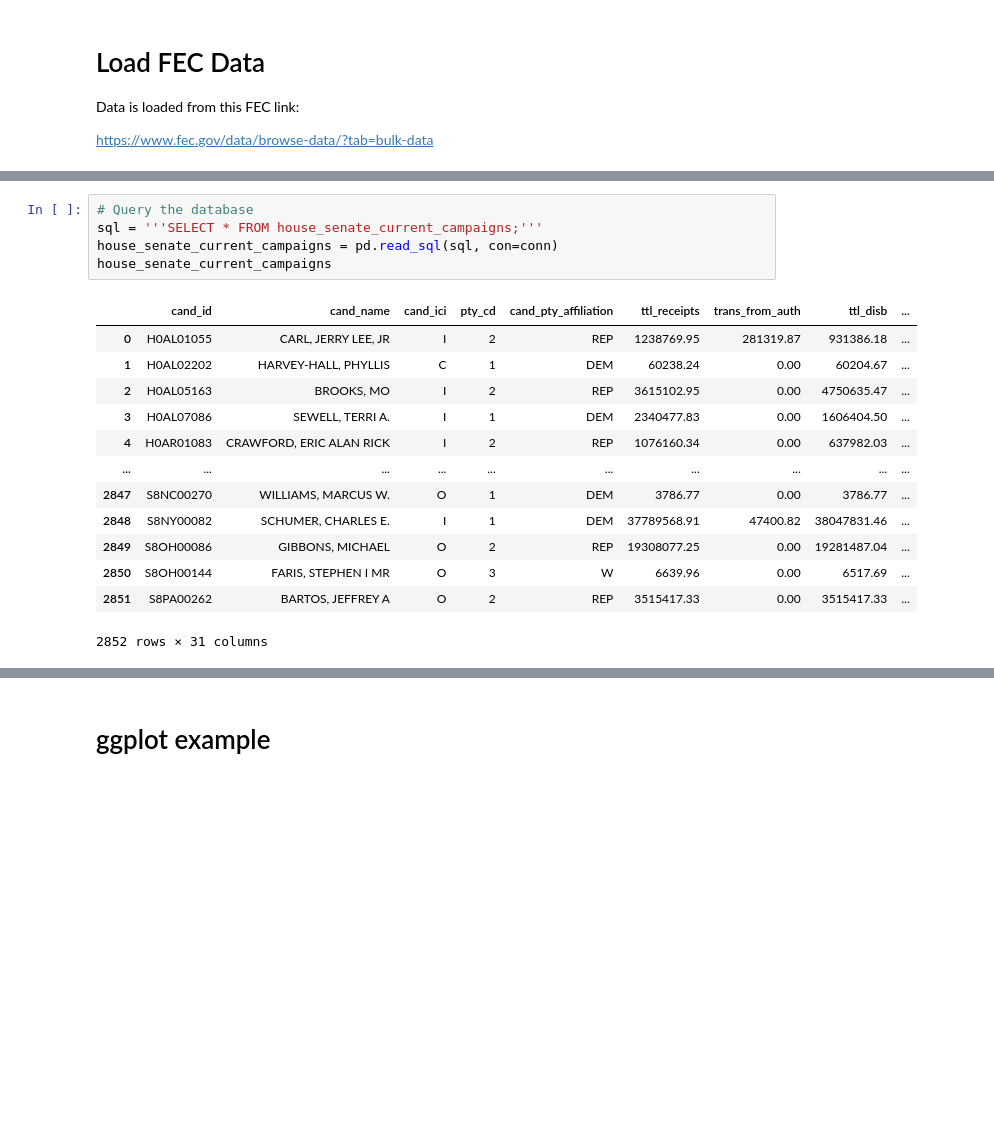
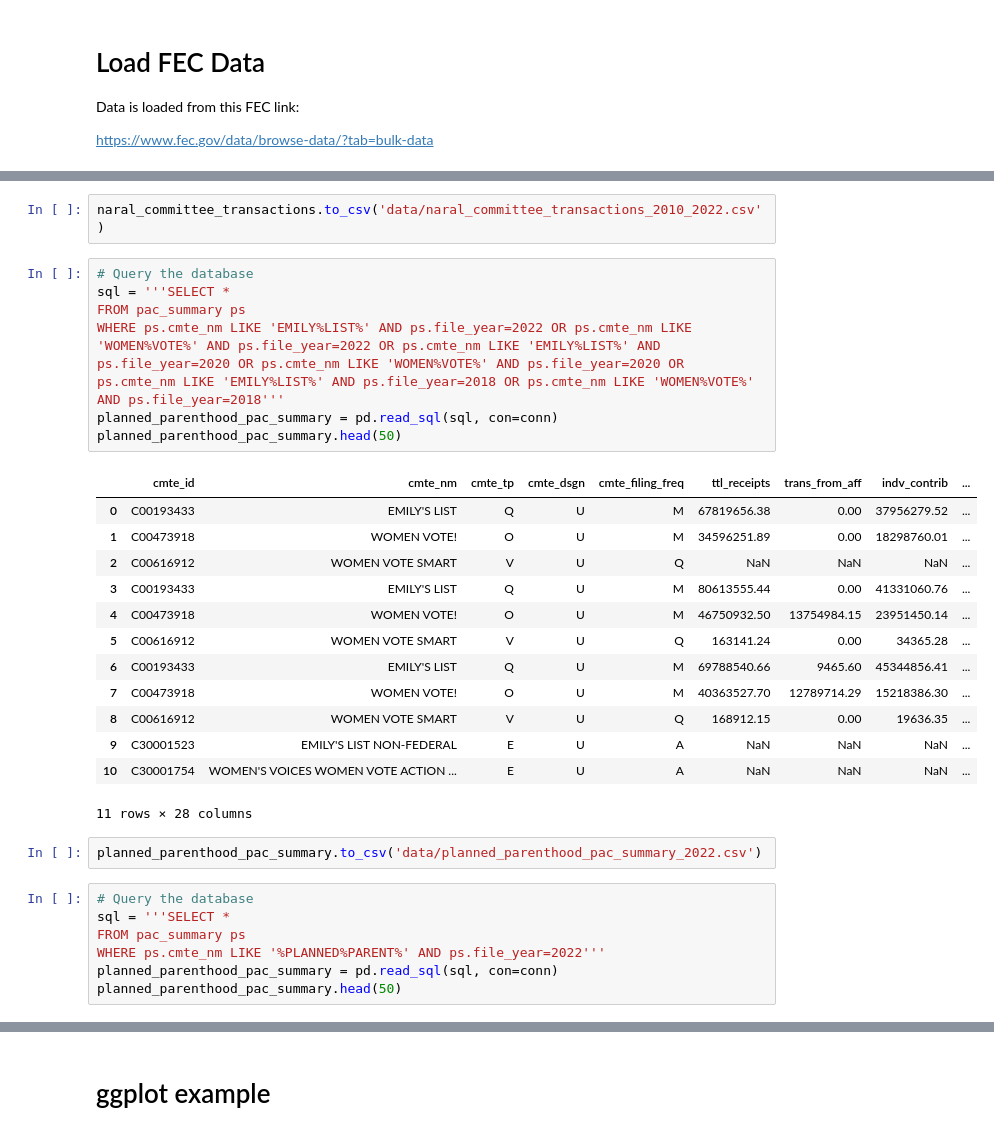
Before and after one commit to laurabejder/fec-exploratory, a Jupyter notebook: database.ipynb, the cells around one changed output, grey strips where cells are left out. Saved outputs shown, nothing was run; the diff lists cells and outputs as text; blank space fills up the shorter version.

Commit message:
data analysis

```diff
--- a/database.ipynb
+++ b/database.ipynb
@@ -62,19 +87,32 @@ for table in cursor.fetchall():
+# %%
+naral_committee_transactions.to_csv('data/naral_committee_transactions_2010_2022.csv')
+# %%
+# Query the database
+sql = '''SELECT *
+FROM pac_summary ps
+WHERE ps.cmte_nm LIKE 'EMILY%LIST%' AND ps.file_year=2022 OR ps.cmte_nm LIKE 'WOMEN%VOTE%' AND ps.file_year=2022 OR ps.cmte_nm LIKE 'EMILY%LIST%' AND ps.file_year=2020 OR ps.cmte_nm LIKE 'WOMEN%VOTE%' AND ps.file_year=2020 OR ps.cmte_nm LIKE 'EMILY%LIST%' AND ps.file_year=2018 OR ps.cmte_nm LIKE 'WOMEN%VOTE%' AND ps.file_year=2018'''
+planned_parenthood_pac_summary = pd.read_sql(sql, con=conn)
+planned_parenthood_pac_summary.head(50)
+# %% [output]
+|  | cmte_id | cmte_nm | cmte_tp | cmte_dsgn | cmte_filing_freq | ttl_receipts | trans_from_aff | indv_contrib | ... |
+| 0 | C00193433 | EMILY'S LIST | Q | U | M | 67819656.38 | 0.00 | 37956279.52 | ... |
+| 1 | C00473918 | WOMEN VOTE! | O | U | M | 34596251.89 | 0.00 | 18298760.01 | ... |
+| 2 | C00616912 | WOMEN VOTE SMART | V | U | Q | NaN | NaN | NaN | ... |
+| 3 | C00193433 | EMILY'S LIST | Q | U | M | 80613555.44 | 0.00 | 41331060.76 | ... |
+| 4 | C00473918 | WOMEN VOTE! | O | U | M | 46750932.50 | 13754984.15 | 23951450.14 | ... |
+| 5 | C00616912 | WOMEN VOTE SMART | V | U | Q | 163141.24 | 0.00 | 34365.28 | ... |
+| 6 | C00193433 | EMILY'S LIST | Q | U | M | 69788540.66 | 9465.60 | 45344856.41 | ... |
+| 7 | C00473918 | WOMEN VOTE! | O | U | M | 40363527.70 | 12789714.29 | 15218386.30 | ... |
+| 8 | C00616912 | WOMEN VOTE SMART | V | U | Q | 168912.15 | 0.00 | 19636.35 | ... |
+| 9 | C30001523 | EMILY'S LIST NON-FEDERAL | E | U | A | NaN | NaN | NaN | ... |
+| 10 | C30001754 | WOMEN'S VOICES WOMEN VOTE ACTION ... | E | U | A | NaN | NaN | NaN | ... |
+11 rows × 28 columns
+# %%
+planned_parenthood_pac_summary.to_csv('data/planned_parenthood_pac_summary_2022.csv')
 # %%
 # Query the database
-sql = '''SELECT * FROM house_senate_current_campaigns;'''
-house_senate_current_campaigns = pd.read_sql(sql, con=conn)
-house_senate_current_campaigns
+sql = '''SELECT *
+FROM pac_summary ps
+WHERE ps.cmte_nm LIKE '%PLANNED%PARENT%' AND ps.file_year=2022'''
+planned_parenthood_pac_summary = pd.read_sql(sql, con=conn)
+planned_parenthood_pac_summary.head(50)
-# %% [output]
-|  | cand_id | cand_name | cand_ici | pty_cd | cand_pty_affiliation | ttl_receipts | trans_from_auth | ttl_disb | ... |
-| 0 | H0AL01055 | CARL, JERRY LEE, JR | I | 2 | REP | 1238769.95 | 281319.87 | 931386.18 | ... |
-| 1 | H0AL02202 | HARVEY-HALL, PHYLLIS | C | 1 | DEM | 60238.24 | 0.00 | 60204.67 | ... |
-| 2 | H0AL05163 | BROOKS, MO | I | 2 | REP | 3615102.95 | 0.00 | 4750635.47 | ... |
-| 3 | H0AL07086 | SEWELL, TERRI A. | I | 1 | DEM | 2340477.83 | 0.00 | 1606404.50 | ... |
-| 4 | H0AR01083 | CRAWFORD, ERIC ALAN RICK | I | 2 | REP | 1076160.34 | 0.00 | 637982.03 | ... |
-| ... | ... | ... | ... | ... | ... | ... | ... | ... | ... |
-| 2847 | S8NC00270 | WILLIAMS, MARCUS W. | O | 1 | DEM | 3786.77 | 0.00 | 3786.77 | ... |
-| 2848 | S8NY00082 | SCHUMER, CHARLES E. | I | 1 | DEM | 37789568.91 | 47400.82 | 38047831.46 | ... |
-| 2849 | S8OH00086 | GIBBONS, MICHAEL | O | 2 | REP | 19308077.25 | 0.00 | 19281487.04 | ... |
-| 2850 | S8OH00144 | FARIS, STEPHEN I MR | O | 3 | W | 6639.96 | 0.00 | 6517.69 | ... |
-| 2851 | S8PA00262 | BARTOS, JEFFREY A | O | 2 | REP | 3515417.33 | 0.00 | 3515417.33 | ... |
-2852 rows × 31 columns
```
Also changed, not shown: parts of 20 cells of this notebook, 10 other files.
